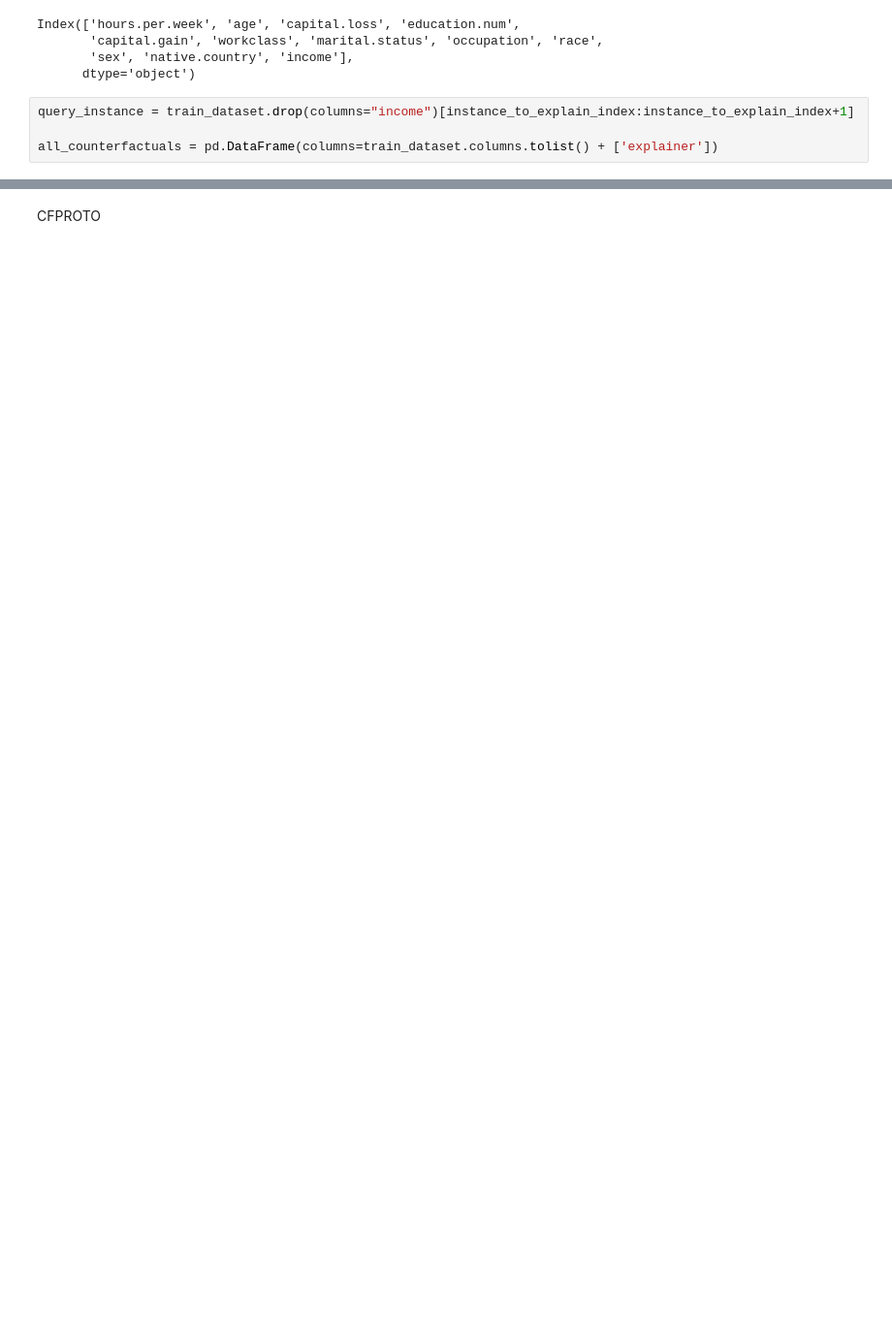
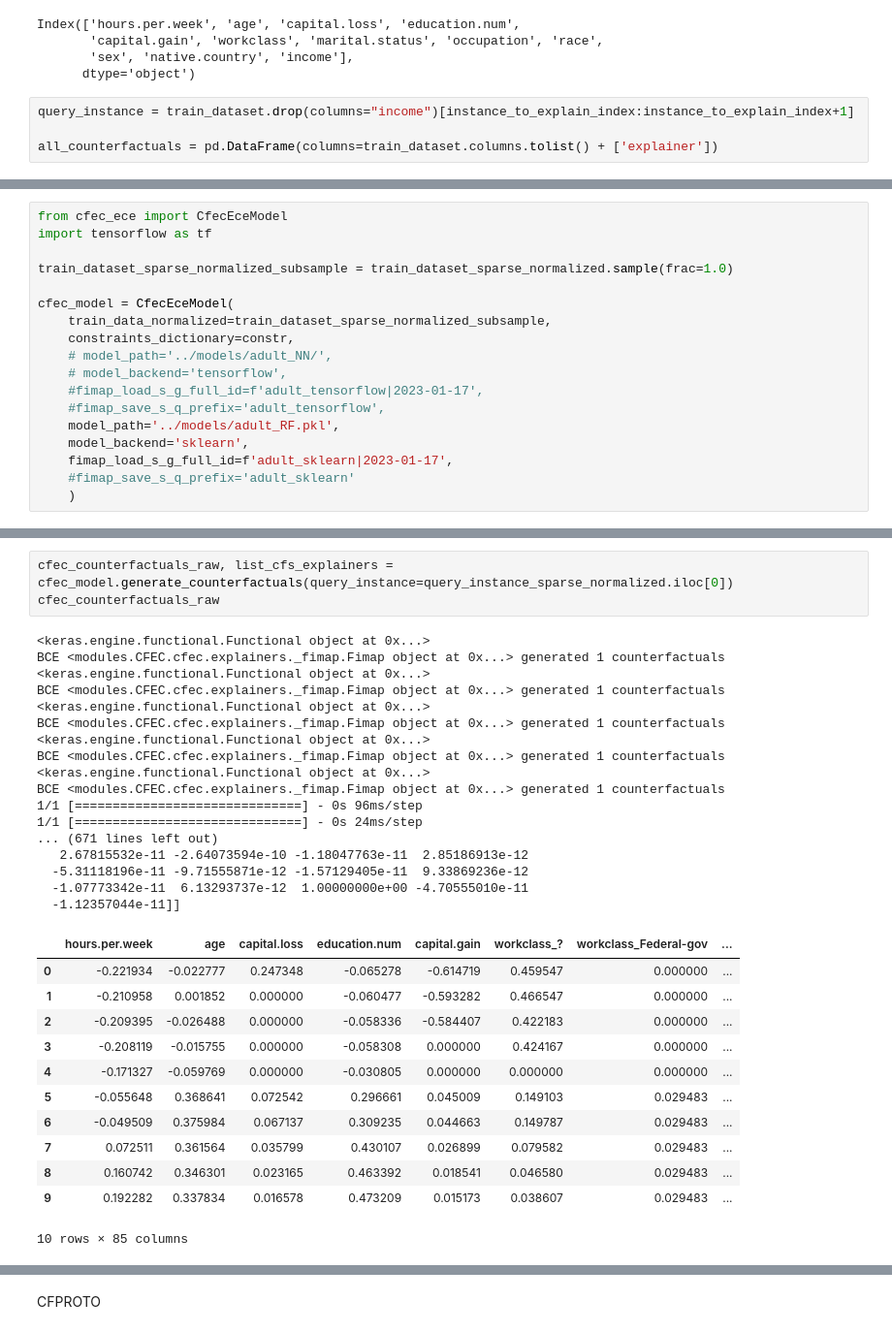
Before and after one commit to istepka/MCSECE, a Jupyter notebook: src/ensemble.ipynb, the cells around one changed output, grey strips where cells are left out. Shown at 97% size. Cells and saved outputs as stored; diff of their text form; blank space fills up the shorter version.

```diff
--- a/src/ensemble.ipynb
+++ b/src/ensemble.ipynb
@@ -82,0 +91,18 @@ query_instance_sparse_normalized = train_dataset_sparse_normalized[instance_to_e
+# %%
+from cfec_ece import CfecEceModel
+import tensorflow as tf
+
+train_dataset_sparse_normalized_subsample = train_dataset_sparse_normalized.sample(frac=1.0)
+
+cfec_model = CfecEceModel(
+    train_data_normalized=train_dataset_sparse_normalized_subsample,
+    constraints_dictionary=constr,
+    # model_path='../models/adult_NN/',
+    # model_backend='tensorflow',
+    #fimap_load_s_g_full_id=f'adult_tensorflow|2023-01-17',
+    #fimap_save_s_q_prefix='adult_tensorflow',
+    model_path='../models/adult_RF.pkl',
+    model_backend='sklearn',
+    fimap_load_s_g_full_id=f'adult_sklearn|2023-01-17',
+    #fimap_save_s_q_prefix='adult_sklearn'
+    )
@@ -82,0 +127,33 @@ query_instance_sparse_normalized = train_dataset_sparse_normalized[instance_to_e
+# %%
+cfec_counterfactuals_raw, list_cfs_explainers = cfec_model.generate_counterfactuals(query_instance=query_instance_sparse_normalized.iloc[0])
+cfec_counterfactuals_raw
+# %% [output]
+<keras.engine.functional.Functional object at 0x...>
+BCE <modules.CFEC.cfec.explainers._fimap.Fimap object at 0x...> generated 1 counterfactuals
+<keras.engine.functional.Functional object at 0x...>
+BCE <modules.CFEC.cfec.explainers._fimap.Fimap object at 0x...> generated 1 counterfactuals
+<keras.engine.functional.Functional object at 0x...>
+BCE <modules.CFEC.cfec.explainers._fimap.Fimap object at 0x...> generated 1 counterfactuals
+<keras.engine.functional.Functional object at 0x...>
+BCE <modules.CFEC.cfec.explainers._fimap.Fimap object at 0x...> generated 1 counterfactuals
+<keras.engine.functional.Functional object at 0x...>
+BCE <modules.CFEC.cfec.explainers._fimap.Fimap object at 0x...> generated 1 counterfactuals
+1/1 [==============================] - 0s 96ms/step
+1/1 [==============================] - 0s 24ms/step
+... (671 lines left out)
+   2.67815532e-11 -2.64073594e-10 -1.18047763e-11  2.85186913e-12
+  -5.31118196e-11 -9.71555871e-12 -1.57129405e-11  9.33869236e-12
+  -1.07773342e-11  6.13293737e-12  1.00000000e+00 -4.70555010e-11
+  -1.12357044e-11]]
+|  | hours.per.week | age | capital.loss | education.num | capital.gain | workclass_? | workclass_Federal-gov | ... |
+| 0 | -0.221934 | -0.022777 | 0.247348 | -0.065278 | -0.614719 | 0.459547 | 0.000000 | ... |
+| 1 | -0.210958 | 0.001852 | 0.000000 | -0.060477 | -0.593282 | 0.466547 | 0.000000 | ... |
+| 2 | -0.209395 | -0.026488 | 0.000000 | -0.058336 | -0.584407 | 0.422183 | 0.000000 | ... |
+| 3 | -0.208119 | -0.015755 | 0.000000 | -0.058308 | 0.000000 | 0.424167 | 0.000000 | ... |
+| 4 | -0.171327 | -0.059769 | 0.000000 | -0.030805 | 0.000000 | 0.000000 | 0.000000 | ... |
+| 5 | -0.055648 | 0.368641 | 0.072542 | 0.296661 | 0.045009 | 0.149103 | 0.029483 | ... |
+| 6 | -0.049509 | 0.375984 | 0.067137 | 0.309235 | 0.044663 | 0.149787 | 0.029483 | ... |
+| 7 | 0.072511 | 0.361564 | 0.035799 | 0.430107 | 0.026899 | 0.079582 | 0.029483 | ... |
+| 8 | 0.160742 | 0.346301 | 0.023165 | 0.463392 | 0.018541 | 0.046580 | 0.029483 | ... |
+| 9 | 0.192282 | 0.337834 | 0.016578 | 0.473209 | 0.015173 | 0.038607 | 0.029483 | ... |
+10 rows × 85 columns
```
Also changed, not shown: parts of 36 cells of this notebook, 14 other files.
